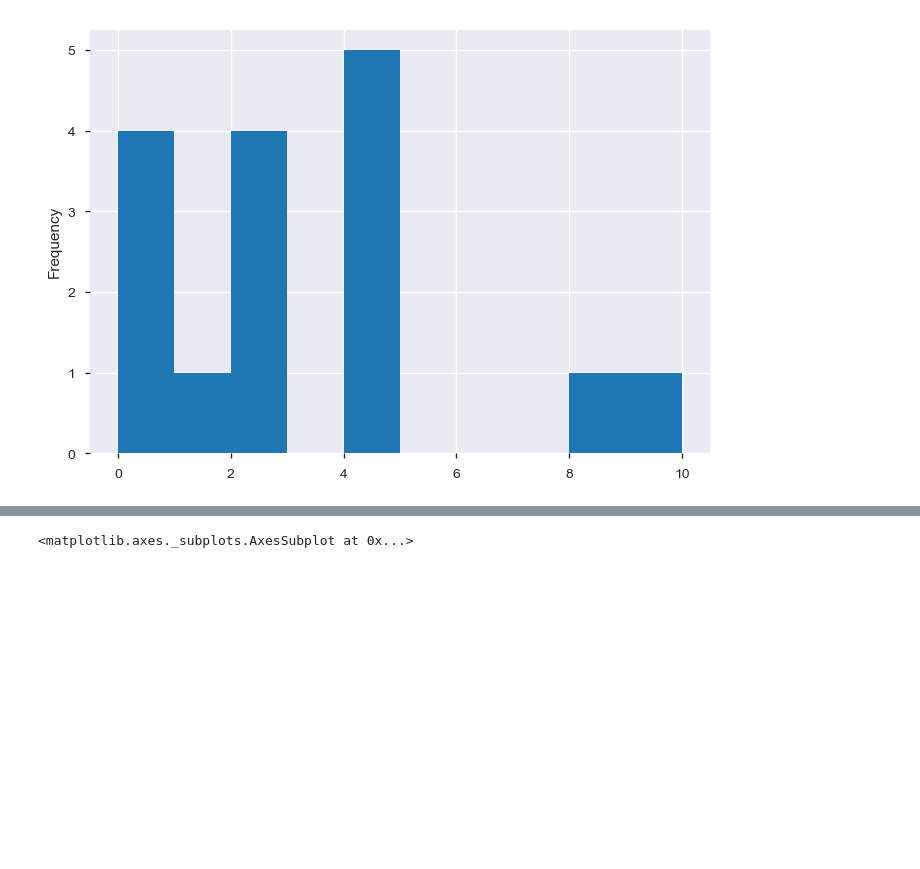
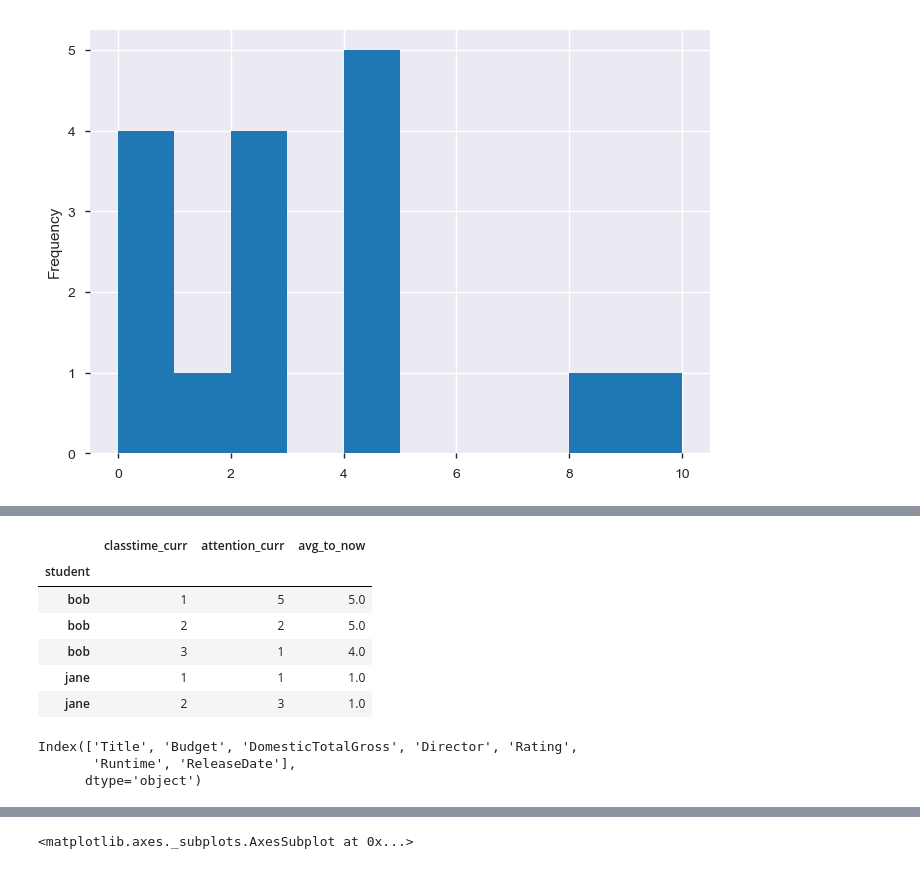
Before and after one commit to goodwinc/metis-copy, a Jupyter notebook: class_lectures/week02-luther1/05-regularization/pandas_workshop.ipynb, the cells around one changed output, grey strips where cells are left out. Saved outputs shown, nothing was run; the diff lists cells and outputs as text; code cells hidden in the pictures; blank space fills up the shorter version.

```diff
--- a/class_lectures/week02-luther1/05-regularization/pandas_workshop.ipynb
+++ b/class_lectures/week02-luther1/05-regularization/pandas_workshop.ipynb
@@ -953,0 +1020,16 @@ df['animal'].value_counts().plot('bar');
+# %%
+df_avg.set_index('student').head()
+# %% [output]
+|  | classtime_curr | attention_curr | avg_to_now |
+| student |  |  |  |
+| bob | 1 | 5 | 5.0 |
+| bob | 2 | 2 | 5.0 |
+| bob | 3 | 1 | 4.0 |
+| jane | 1 | 1 | 1.0 |
+| jane | 2 | 3 | 1.0 |
+# %%
+mojo.columns
+# %% [output]
+Index(['Title', 'Budget', 'DomesticTotalGross', 'Director', 'Rating',
+       'Runtime', 'ReleaseDate'],
+      dtype='object')
```
Also changed, not shown: parts of 42 cells of this notebook.
